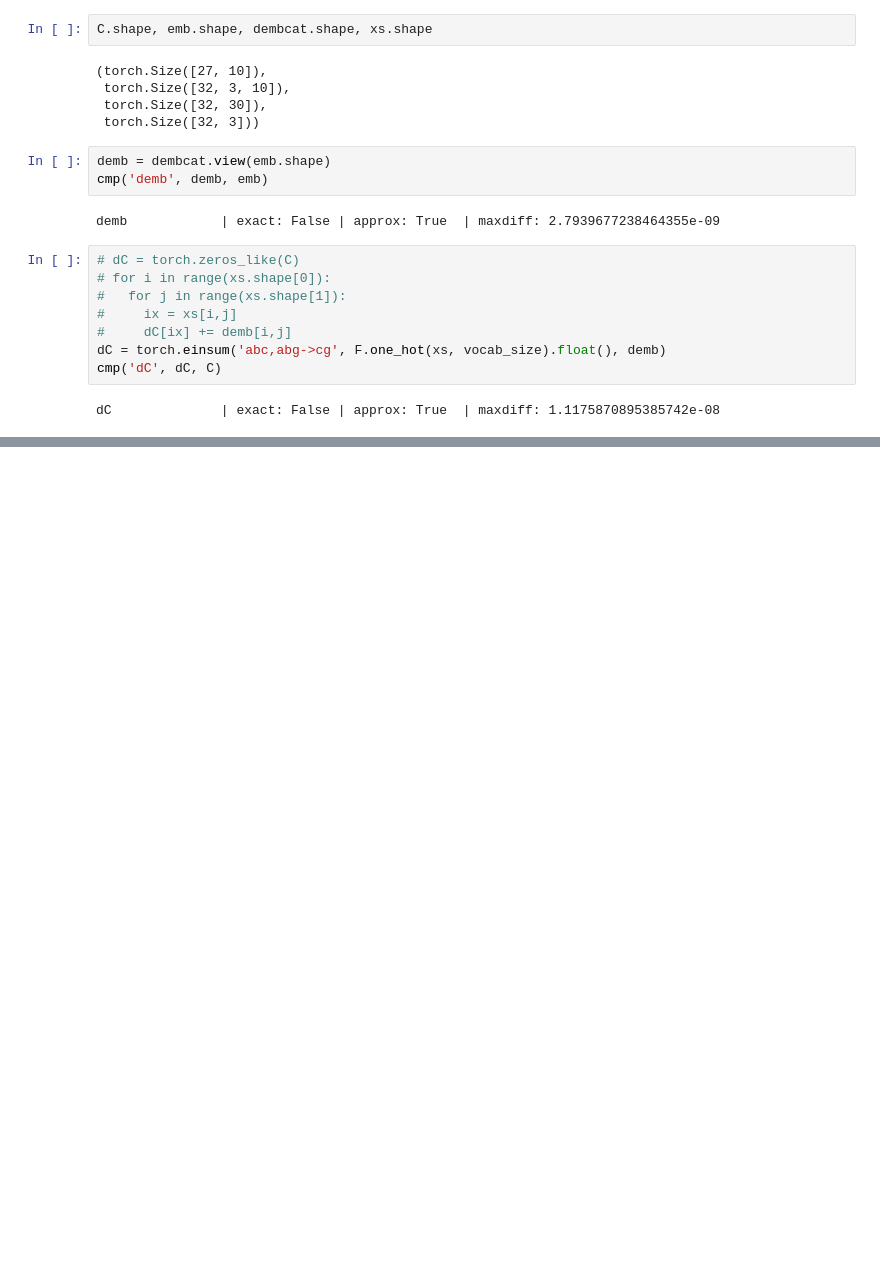
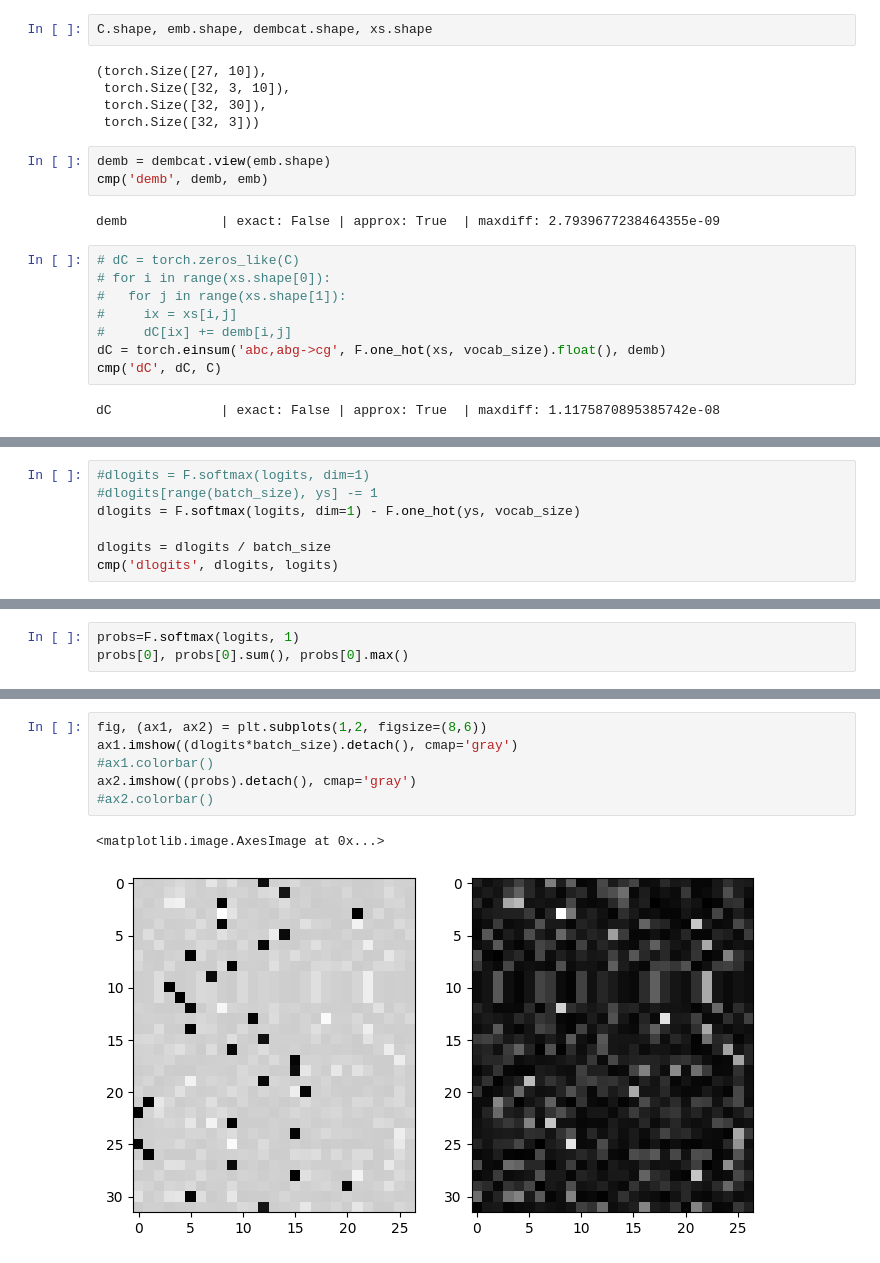
Before and after one commit to romenlaw/NaiveNeuralNetwork, a Jupyter notebook: makemore_backprop.ipynb, the cells around one changed output, grey strips where cells are left out. Cells and saved outputs as stored; diff of their text form; blank space fills up the shorter version.

```diff
--- a/makemore_backprop.ipynb
+++ b/makemore_backprop.ipynb
@@ -688,0 +743,7 @@ dC              | exact: False | approx: True  | maxdiff: 1.1175870895385742e-08
+# %%
+#dlogits = F.softmax(logits, dim=1)
+#dlogits[range(batch_size), ys] -= 1
+dlogits = F.softmax(logits, dim=1) - F.one_hot(ys, vocab_size)
+
+dlogits = dlogits / batch_size
+cmp('dlogits', dlogits, logits)
@@ -688,0 +759,3 @@ dC              | exact: False | approx: True  | maxdiff: 1.1175870895385742e-08
+# %%
+probs=F.softmax(logits, 1)
+probs[0], probs[0].sum(), probs[0].max()
@@ -688,0 +777,9 @@ dC              | exact: False | approx: True  | maxdiff: 1.1175870895385742e-08
+# %%
+fig, (ax1, ax2) = plt.subplots(1,2, figsize=(8,6))
+ax1.imshow((dlogits*batch_size).detach(), cmap='gray')
+#ax1.colorbar()
+ax2.imshow((probs).detach(), cmap='gray')
+#ax2.colorbar()
+# %% [output]
+<matplotlib.image.AxesImage at 0x...>
+[figure, added]
```
Also changed, not shown: parts of 9 cells of this notebook.
